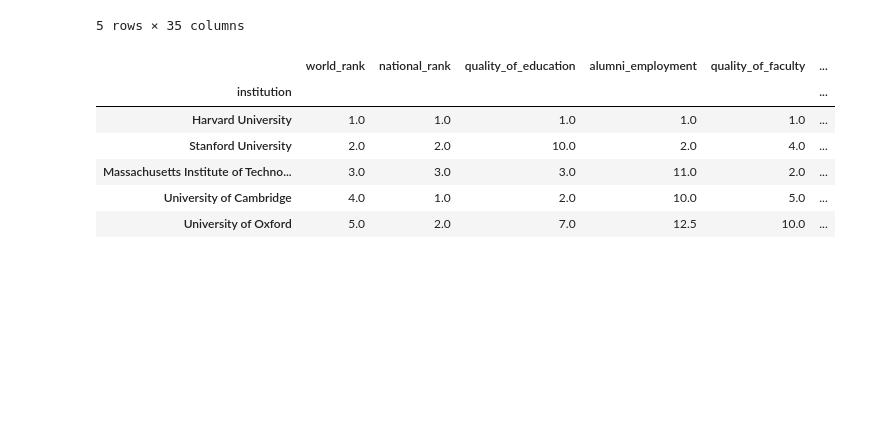
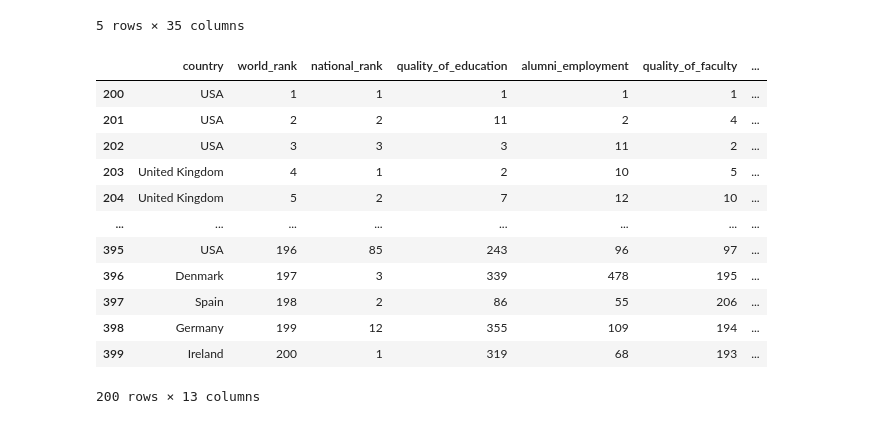
Before and after one commit to bluewallumich/Predicting-Educational-Outcomes, a Jupyter notebook: Supervised_Inference.ipynb, the cells around one changed output. Drawn from its saved outputs; the diff is of its cells as text; code cells hidden in the pictures; blank space fills up the shorter version.

```diff
--- a/Supervised_Inference.ipynb
+++ b/Supervised_Inference.ipynb
@@ -118,30 +131,51 @@ GDP_df.head()
 5 rows × 35 columns
 # %%
 from sklearn.model_selection import train_test_split
+from sklearn.preprocessing import LabelEncoder
+from sklearn.preprocessing import StandardScaler
 
+cwur_df = pd.read_csv(cwurData)
 cwur_df = cwur_df[cwur_df['broad_impact'].notna()]
-#cwur_df = cwur_df.drop(['year'], axis=1)
-cwur_df = cwur_df.groupby('institution').mean().sort_values(by=['world_rank'])
-cwur_df.head()
+
+cwur_df = cwur_df.drop(['year'], axis=1)
+cwur_df =cwur_df.drop(['institution'], axis=1)
+
+encoder = LabelEncoder()
+cwur_df['country_encoded'] = encoder.fit_transform(cwur_df['country'])
+
+first_column = cwur_df.pop('country')
+
+# insert column using insert(position,column_name,
+# first_column) function
+cwur_df.insert(0, 'country', first_column)
+
+#cwur_df1 = cwur_df.groupby('country').mean().sort_values(by=['quality_of_education'],ascending=True)
+cwur_df.head(200)
 
 
 #Naive Bayes
 ##How would I use this with the data?
 
 #Nearest Neighbors
 ##NO
 
 ##Gaussian
 
 #Neural Net
 #Least Squares
 #Subset Lasso
 #Gradient Boost Tree
 # %% [output]
-|  | world_rank | national_rank | quality_of_education | alumni_employment | quality_of_faculty | ... |
-| institution |  |  |  |  |  | ... |
-| Harvard University | 1.0 | 1.0 | 1.0 | 1.0 | 1.0 | ... |
-| Stanford University | 2.0 | 2.0 | 10.0 | 2.0 | 4.0 | ... |
-| Massachusetts Institute of Techno... | 3.0 | 3.0 | 3.0 | 11.0 | 2.0 | ... |
-| University of Cambridge | 4.0 | 1.0 | 2.0 | 10.0 | 5.0 | ... |
-| University of Oxford | 5.0 | 2.0 | 7.0 | 12.5 | 10.0 | ... |
+|  | country | world_rank | national_rank | quality_of_education | alumni_employment | quality_of_faculty | ... |
+| 200 | USA | 1 | 1 | 1 | 1 | 1 | ... |
+| 201 | USA | 2 | 2 | 11 | 2 | 4 | ... |
+| 202 | USA | 3 | 3 | 3 | 11 | 2 | ... |
+| 203 | United Kingdom | 4 | 1 | 2 | 10 | 5 | ... |
+| 204 | United Kingdom | 5 | 2 | 7 | 12 | 10 | ... |
+| ... | ... | ... | ... | ... | ... | ... | ... |
+| 395 | USA | 196 | 85 | 243 | 96 | 97 | ... |
+| 396 | Denmark | 197 | 3 | 339 | 478 | 195 | ... |
+| 397 | Spain | 198 | 2 | 86 | 55 | 206 | ... |
+| 398 | Germany | 199 | 12 | 355 | 109 | 194 | ... |
+| 399 | Ireland | 200 | 1 | 319 | 68 | 193 | ... |
+200 rows × 13 columns
```
Also changed, not shown: parts of 3 cells of this notebook.
